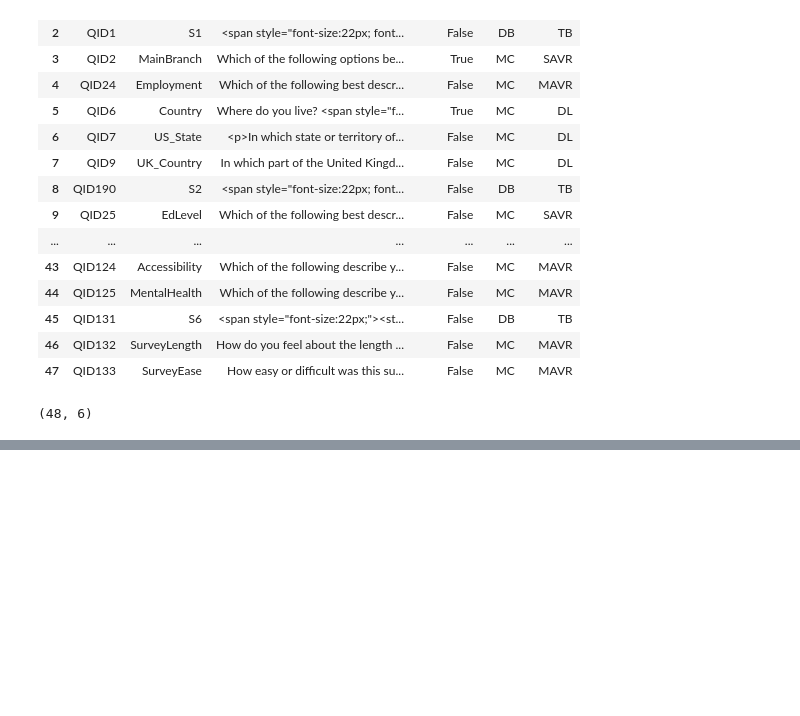
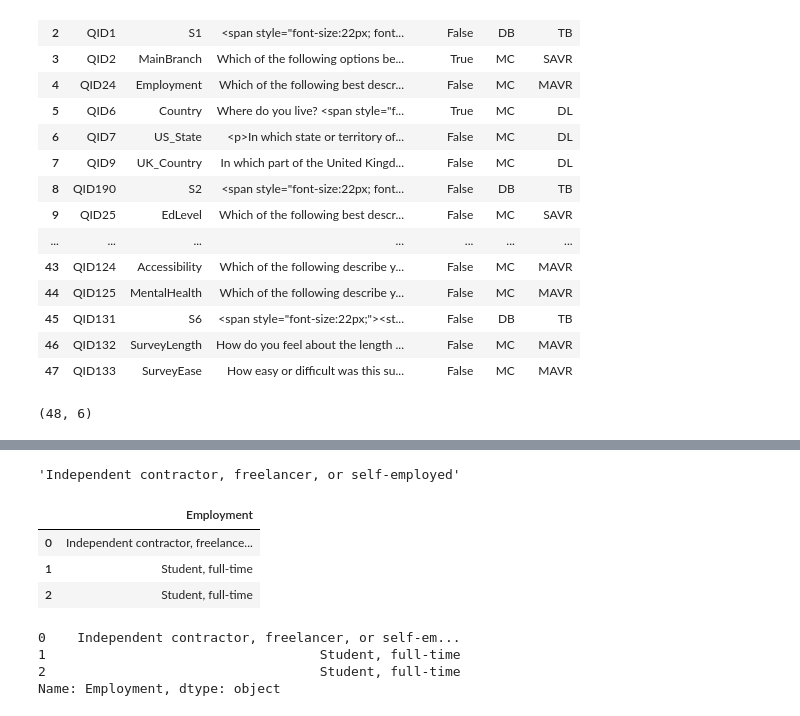
Before and after one commit to kashfifahim/PandasDemo, a Jupyter notebook: Pandas Demo.ipynb, the cells around one changed output, grey strips where cells are left out. Saved outputs shown, nothing was run; the diff lists cells and outputs as text; code cells hidden in the pictures; blank space fills up the shorter version.

```diff
--- a/Pandas Demo.ipynb
+++ b/Pandas Demo.ipynb
@@ -109,0 +166,18 @@ df.tail(10)
+# %%
+df.loc[0, "Employment"]
+# %% [output]
+'Independent contractor, freelancer, or self-employed'
+# %%
+df.loc[[0, 1, 2], ["Employment"]]
+# %% [output]
+|  | Employment |
+| 0 | Independent contractor, freelance... |
+| 1 | Student, full-time |
+| 2 | Student, full-time |
+# %%
+df.loc[0:2, 'Employment']
+# %% [output]
+0    Independent contractor, freelancer, or self-em...
+1                                   Student, full-time
+2                                   Student, full-time
+Name: Employment, dtype: object
```
Also changed, not shown: parts of 7 cells of this notebook.
